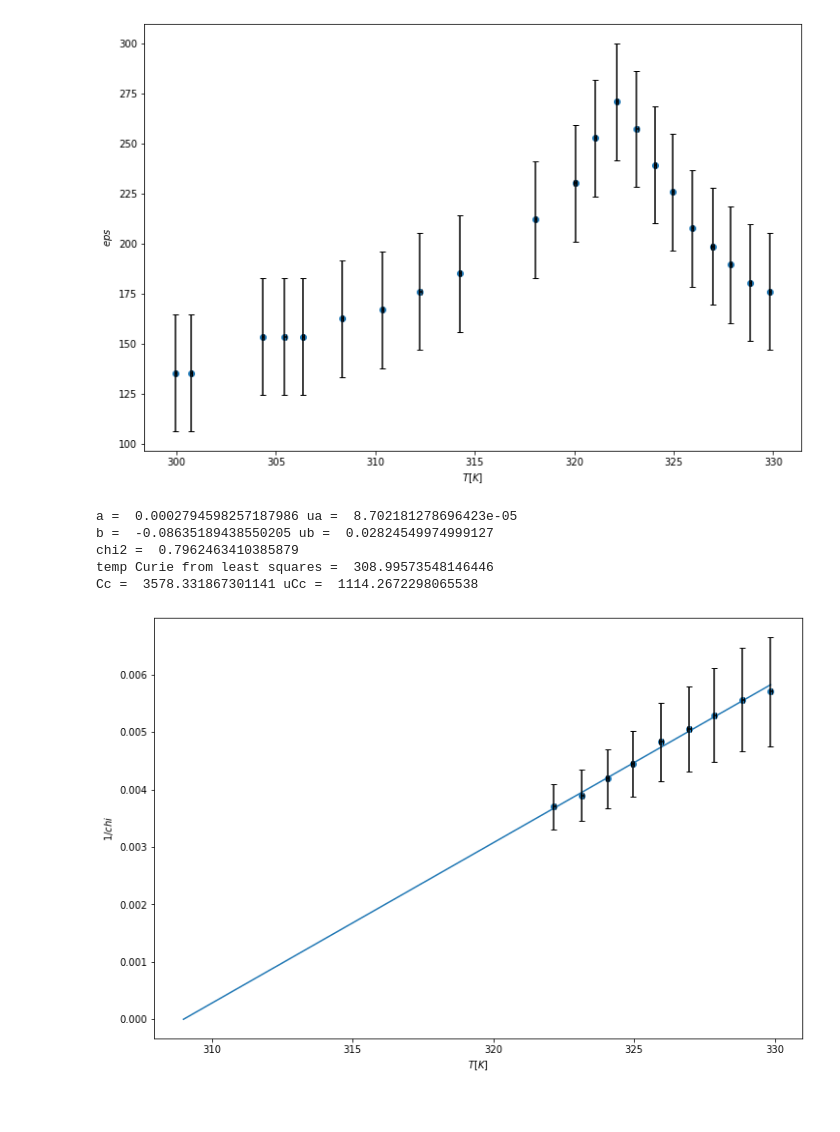
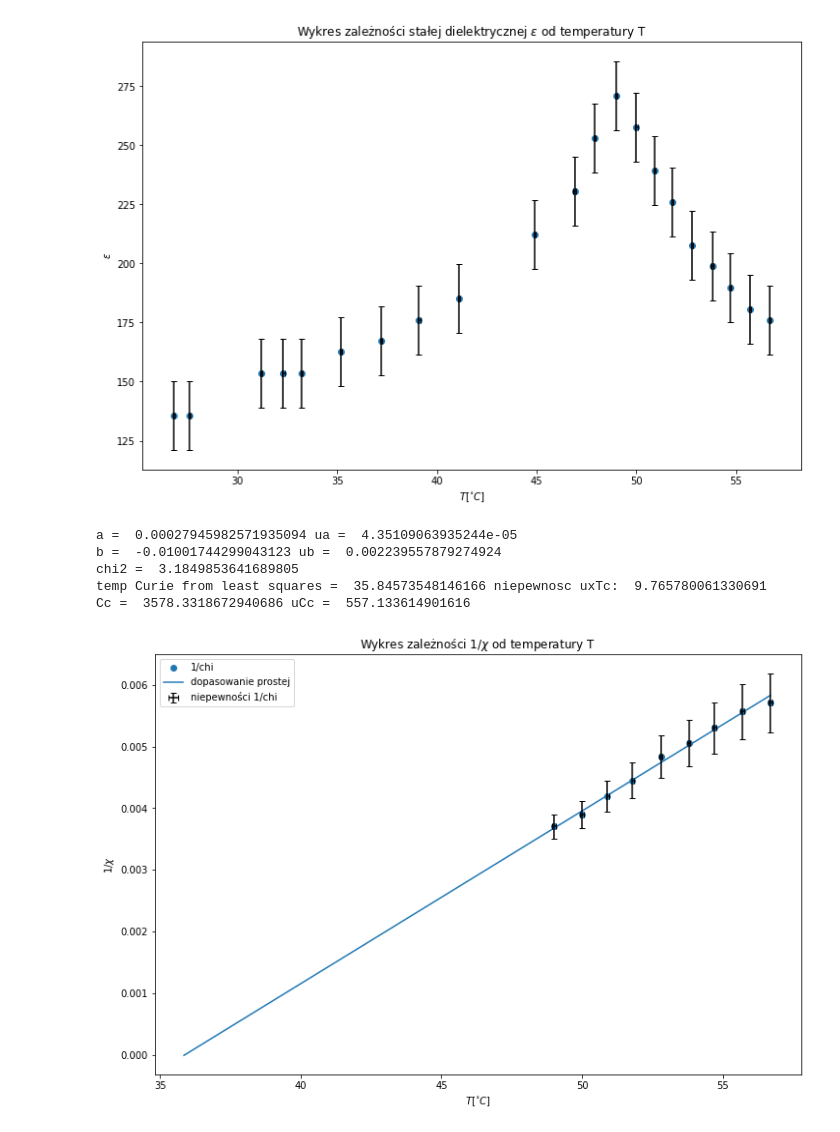
Before and after one commit to finem4n/physics-lab-ii, a Jupyter notebook: lab14/capacity.ipynb, the cells around one changed output. Saved outputs shown, nothing was run; the diff lists cells and outputs as text; code cells hidden in the pictures.

```diff
--- a/lab14/capacity.ipynb
+++ b/lab14/capacity.ipynb
@@ -16,7 +16,7 @@ A = 20 * 10**(-6) # m^2
 d = 0.8 * 10**(-3) # m
 e0 = 8.854e-12 # F/m
 TK = 273.15 # K
-PODZIALKA_CX = 10 # pF
+PODZIALKA_CX = 5 # pF
 # %%
 df.insert(2, "TK", df["T"] + TK)
 df.insert(3, "uT K", 0.1/np.sqrt(3))
@@ -56,45 +56,49 @@ df
 # %%
 fig, ax = plt.subplots(figsize=(12, 8))
-ax.scatter(df["TK"], df["eps"], label = "eps")
+ax.scatter(df["T"], df["eps"], label = "eps")
 
-ax.errorbar(df["TK"], df["eps"], xerr = df["uT K"], yerr = df["ueps"], fmt = "none", label = "eps", capsize=3, ecolor="black")
+ax.errorbar(df["T"], df["eps"], xerr = df["uT K"], yerr = df["ueps"], fmt = "none", label = "eps", capsize=3, ecolor="black")
 
-ax.set_xlabel(r"$T[K]$")
-ax.set_ylabel(r"$eps$")
+ax.set_title("Wykres zależności stałej dielektrycznej $\epsilon$ od temperatury T")
+ax.set_xlabel(r"$T[^{\circ}C]$")
+ax.set_ylabel(r"$\epsilon$")
 
 fig.savefig("out/eps.jpg", dpi = 1600)
 plt.show()
 # %% [output]
-[figure, old version]
+[figure, new version]
 # %%
-a, b, ua, ub, chi2 = least_squares(df["TK"][12:], df["1/chi"][12:], df["u1/chi"][12:], 12, 20)
-
+a, b, ua, ub, chi2 = least_squares(df["T"][12:], df["1/chi"][12:], df["u1/chi"][12:], 12, 20)
+# a, b, ua, ub, chi2 = least_squares(df["T"][12:], df["1/chi"][12:], df["u1/chi"][12:], 12, 20)
 print("a = ", a, "ua = ", ua)
 print("b = ", b, "ub = ", ub)
 print("chi2 = ", chi2)
 
 xTc = -b/a
-print("temp Curie from least squares = ", xTc)
+uxTc=np.sqrt((1/a*ub)**2+(b/a/a*ua)**2)
+print("temp Curie from least squares = ", xTc, "niepewnosc uxTc: ", uxTc)
 Cc = 1/a # look at the formula
 uCc = ua/a**2
 print("Cc = ", Cc, "uCc = ", uCc)
 # %% [output]
-a =  0.0002794598257187986 ua =  8.702181278696423e-05
-b =  -0.08635189438550205 ub =  0.02824549974999127
-chi2 =  0.7962463410385879
-temp Curie from least squares =  308.99573548146446
-Cc =  3578.331867301141 uCc =  1114.2672298065538
+a =  0.00027945982571935094 ua =  4.35109063935244e-05
+b =  -0.01001744299043123 ub =  0.002239557879274924
+chi2 =  3.1849853641689805
+temp Curie from least squares =  35.84573548146166 niepewnosc uxTc:  9.765780061330691
+Cc =  3578.3318672940686 uCc =  557.133614901616
 # %%
 fig, ax = plt.subplots(figsize=(12, 8))
-ax.scatter(df["TK"][12:], df["1/chi"][12:], label = "1/chi")
-ax.plot([xTc, df["TK"][20]], [a*xTc+b,a*df["TK"][20]+b], label = "1/chi fit")
+ax.scatter(df["T"][12:], df["1/chi"][12:], label = "1/chi")
+ax.plot([xTc, df["T"][20]], [a*xTc+b,a*df["T"][20]+b], label = "dopasowanie prostej")
 
-ax.errorbar(df["TK"][12:], df["1/chi"][12:], xerr = df["uT K"][12:], yerr = df["u1/chi"][12:], fmt = "none", label = "1/chi", capsize=3, ecolor="black")
+ax.errorbar(df["T"][12:], df["1/chi"][12:], xerr = df["uT K"][12:], yerr = df["u1/chi"][12:], fmt = "none", label = "niepewności 1/chi", capsize=3, ecolor="black")
 
-ax.set_xlabel(r"$T[K]$")
-ax.set_ylabel(r"$1/chi$")
+ax.set_title("Wykres zależności $1/\chi$ od temperatury T")
+ax.set_xlabel(r"$T[^{\circ}C]$")
+ax.set_ylabel(r"$1/\chi$")
+ax.legend(loc=2)
 
 fig.savefig("out/chi-1.jpg", dpi = 1600)
 plt.show()
 # %% [output]
-[figure, old version]
+[figure, new version]
```
Also changed, not shown: parts of 1 cell of this notebook.
